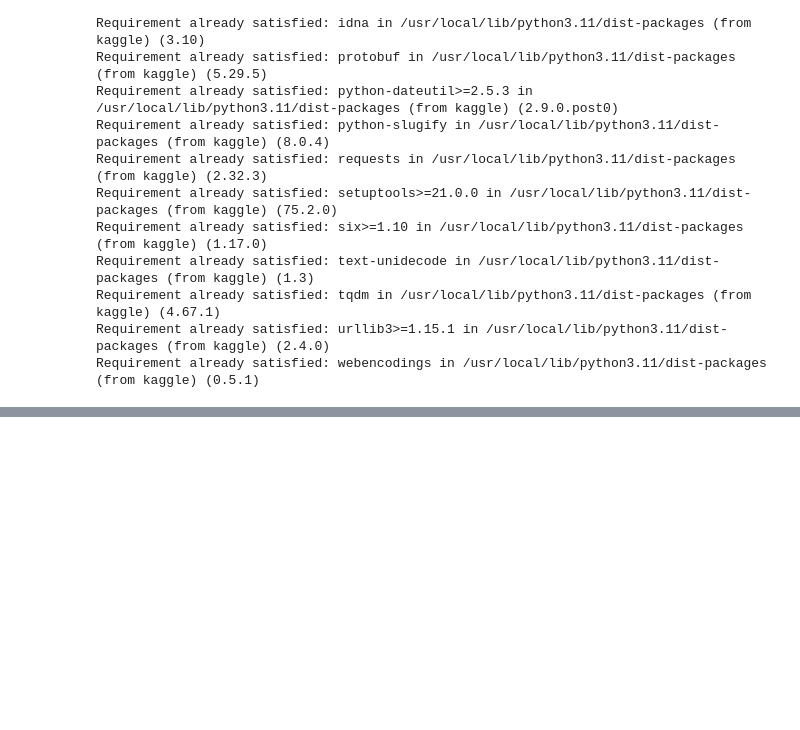
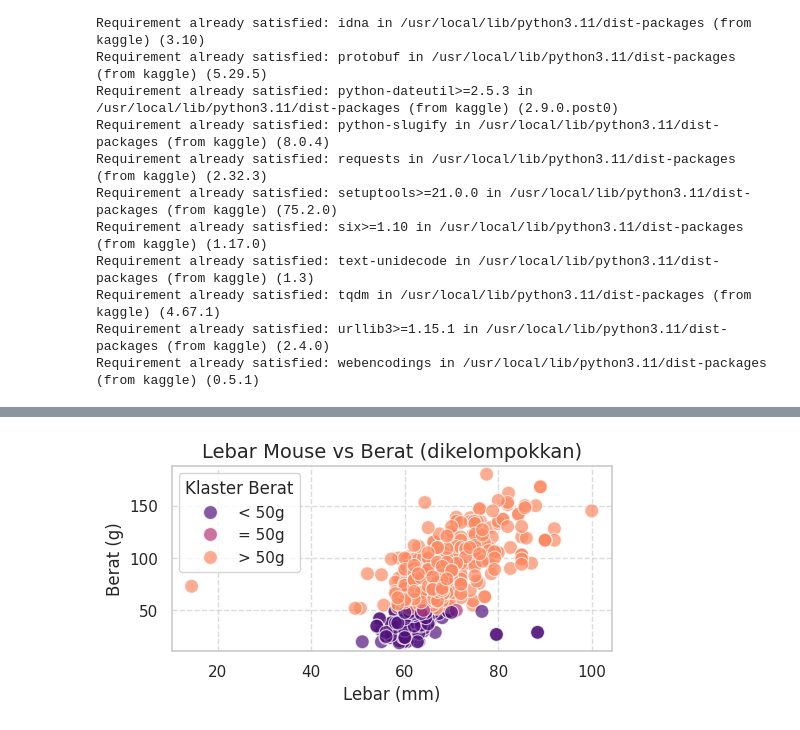
Before and after one commit to Ariefnaufal67/Pembelajaran_mesin, a Jupyter notebook: mouse.ipynb, the cells around one changed output, grey strips where cells are left out. Saved outputs shown, nothing was run; the diff lists cells and outputs as text; code cells hidden in the pictures; blank space fills up the shorter version.

```diff
--- a/mouse.ipynb
+++ b/mouse.ipynb
@@ -336,0 +488,14 @@ Requirement already satisfied: webencodings in /usr/local/lib/python3.11/dist-pa
+# %%
+# Scatter plot Lebar vs Berat
+plt.subplot(2, 2, 4) # 2 baris, 2 kolom, plot ke-4
+sns.scatterplot(x='Width (mm)', y='Weight (g)', hue='Weight_Cluster', data=df_cleaned,
+                palette='magma', s=100, alpha=0.7)
+plt.title('Lebar Mouse vs Berat (dikelompokkan)', fontsize=14)
+plt.xlabel('Lebar (mm)', fontsize=12)
+plt.ylabel('Berat (g)', fontsize=12)
+plt.legend(title='Klaster Berat')
+plt.grid(True, linestyle='--', alpha=0.7)
+plt.tight_layout()
+plt.show()
+# %% [output]
+[figure, added]
```
Also changed, not shown: parts of 22 cells of this notebook.
